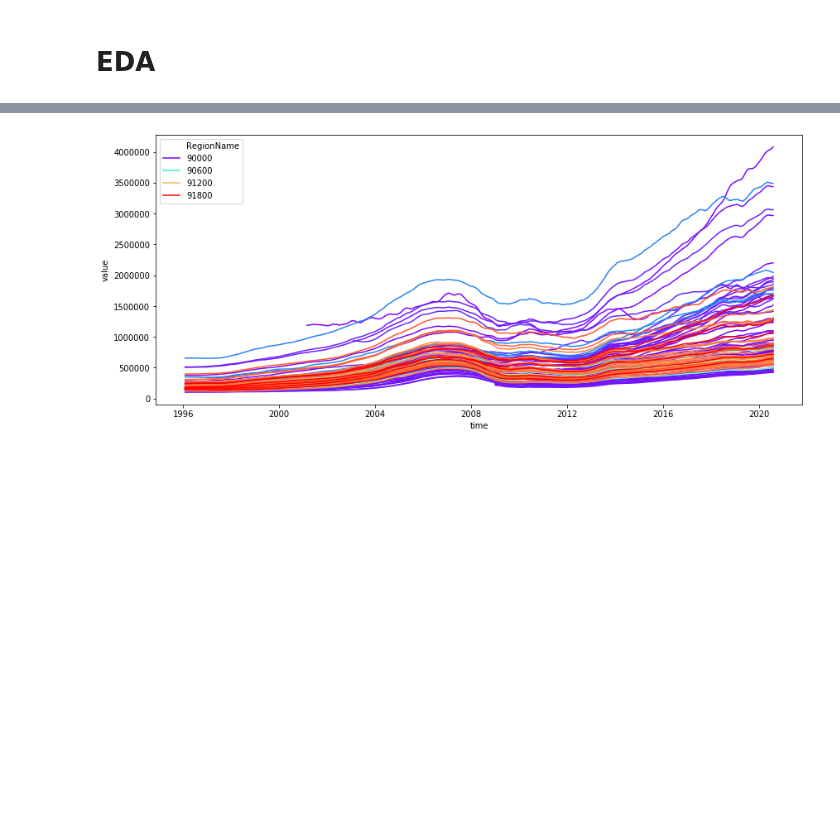
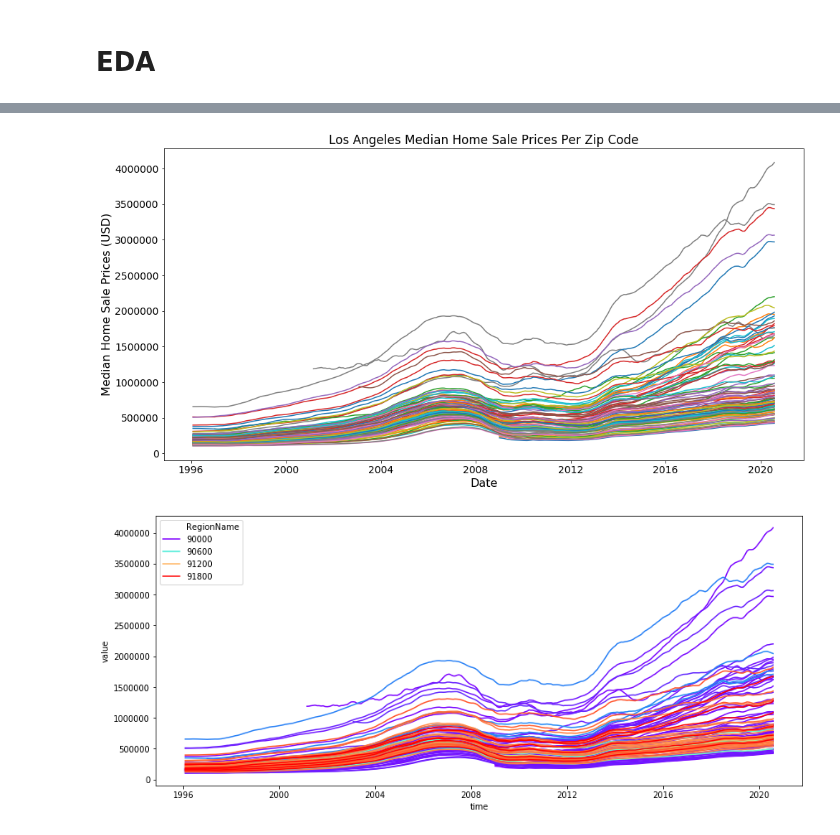
Before and after one commit to JessicaFB/Apple-vs-Android-Twitter-NLP, a Jupyter notebook: los_angeles_real_estate_notebook.ipynb, the cells around one changed output, grey strips where cells are left out. Cells and saved outputs as stored; diff of their text form; code cells hidden in the pictures; blank space fills up the shorter version.

Commit message:
Updating and cleaning notebook and added plot_zipcodes function.

```diff
--- a/los_angeles_real_estate_notebook.ipynb
+++ b/los_angeles_real_estate_notebook.ipynb
@@ -141,0 +133,42 @@ for zipcode in zipcodes:
+# %%
+# Define function to plot time series for each zip code
+
+def plot_zipcodes(df, legend=False):
+    '''
+    Creates a time series plot of home sale values by zip code.
+
+    Input:
+    df : Data frame of time series data.
+    legend : If you want to add a legend. Default is False for the
+    when number of zip codes in data set is high.
+
+    Output:
+    Returns a time series plot of home sale values by zip code.
+    '''
+    # Grab a list of the zip codes to iterate through
+    zipcodes = df['RegionName'].unique()
+
+    # Define figure
+    plt.figure(figsize=(16,8))
+
+    # Increase figure's font sizes
+    matplotlib.rcParams.update({'font.size': 14})
+
+    # Create empty list of labels
+    labels = []
+
+    # Iterate through zip codes and plot
+    for zipcode in zipcodes:
+        ts_zip = ts[ts['RegionName'] == zipcode]
+        plt.plot(ts_zip['time'], ts_zip['value'], label=zipcode)
+        labels.append(zipcode)
+
+    # Title & x & y labels
+    plt.title('Los Angeles Median Home Sale Prices Per Zip Code')
+    plt.ylabel('Median Home Sale Prices (USD)', fontsize=16)
+    plt.xlabel('Date', fontsize=16)
+
+    if legend:
+        plt.legend(loc="upper left")
+
+    plt.show()
@@ -142,3 +190,7 @@ for zipcode in zipcodes:
+# %%
+plot_zipcodes(df_LA_melt_sort)
+# %% [output]
+[figure, added]
 # %%
 import seaborn as sns
 plt.figure(figsize=(14,6))
```
Also changed, not shown: parts of 4 cells of this notebook.
